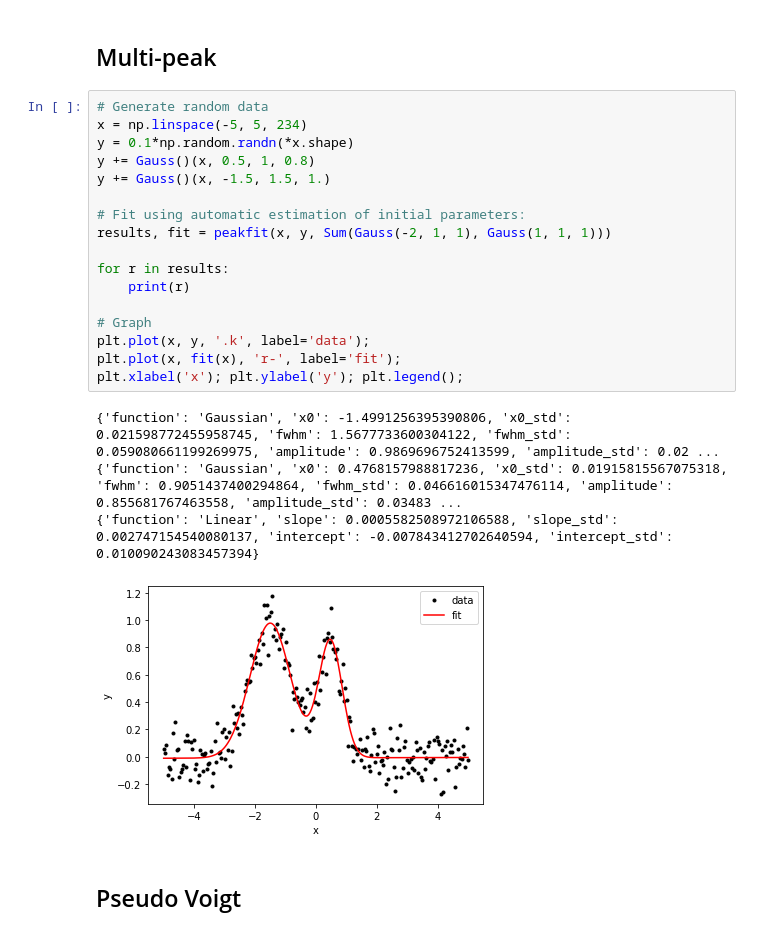
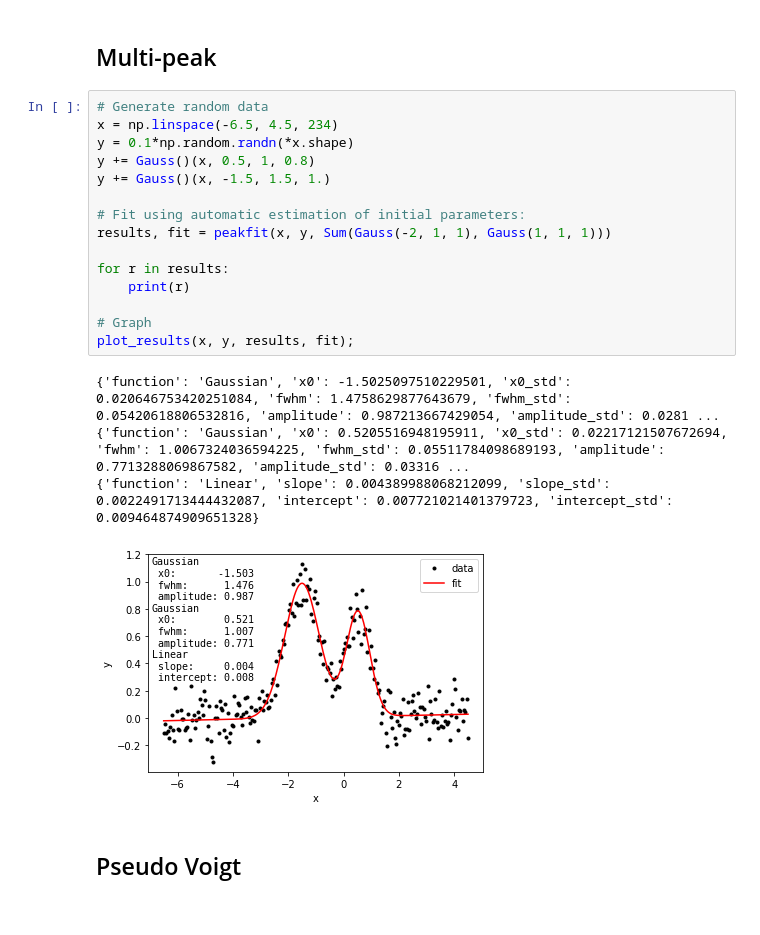
Before and after one commit to xdze2/peakfit, a Jupyter notebook: test_peakfit.ipynb, the cells around one changed output. Cells and saved outputs as stored; diff of their text form.

Commit message:
add standard graph output

```diff
--- a/test_peakfit.ipynb
+++ b/test_peakfit.ipynb
@@ -96,26 +90,24 @@ plt.xlabel('x'); plt.ylabel('y'); plt.legend();
 ## Multi-peak
 # %%
 # Generate random data
-x = np.linspace(-5, 5, 234)
+x = np.linspace(-6.5, 4.5, 234)
 y = 0.1*np.random.randn(*x.shape)
 y += Gauss()(x, 0.5, 1, 0.8)
 y += Gauss()(x, -1.5, 1.5, 1.)
 
 # Fit using automatic estimation of initial parameters:
 results, fit = peakfit(x, y, Sum(Gauss(-2, 1, 1), Gauss(1, 1, 1)))
 
 for r in results:
     print(r)
 
-# Graph
-plt.plot(x, y, '.k', label='data');
-plt.plot(x, fit(x), 'r-', label='fit');
-plt.xlabel('x'); plt.ylabel('y'); plt.legend();
+# Graph
+plot_results(x, y, results, fit);
 # %% [output]
-{'function': 'Gaussian', 'x0': -1.4991256395390806, 'x0_std': 0.021598772455958745, 'fwhm': 1.5677733600304122, 'fwhm_std': 0.059080661199269975, 'amplitude': 0.9869696752413599, 'amplitude_std': 0.02 ...
-{'function': 'Gaussian', 'x0': 0.4768157988817236, 'x0_std': 0.01915815567075318, 'fwhm': 0.9051437400294864, 'fwhm_std': 0.046616015347476114, 'amplitude': 0.855681767463558, 'amplitude_std': 0.03483 ...
-{'function': 'Linear', 'slope': 0.0005582508972106588, 'slope_std': 0.002747154540080137, 'intercept': -0.007843412702640594, 'intercept_std': 0.010090243083457394}
+{'function': 'Gaussian', 'x0': -1.5025097510229501, 'x0_std': 0.020646753420251084, 'fwhm': 1.4758629877643679, 'fwhm_std': 0.05420618806532816, 'amplitude': 0.987213667429054, 'amplitude_std': 0.0281 ...
+{'function': 'Gaussian', 'x0': 0.5205516948195911, 'x0_std': 0.02217121507672694, 'fwhm': 1.0067324036594225, 'fwhm_std': 0.05511784098689193, 'amplitude': 0.7713288069867582, 'amplitude_std': 0.03316 ...
+{'function': 'Linear', 'slope': 0.004389988068212099, 'slope_std': 0.0022491713444432087, 'intercept': 0.007721021401379723, 'intercept_std': 0.009464874909651328}
-[figure, old version]
+[figure, new version]
 # %% [markdown]
 ## Pseudo Voigt
 # %%
```
Also changed, not shown: parts of 5 cells of this notebook, 2 other files.
